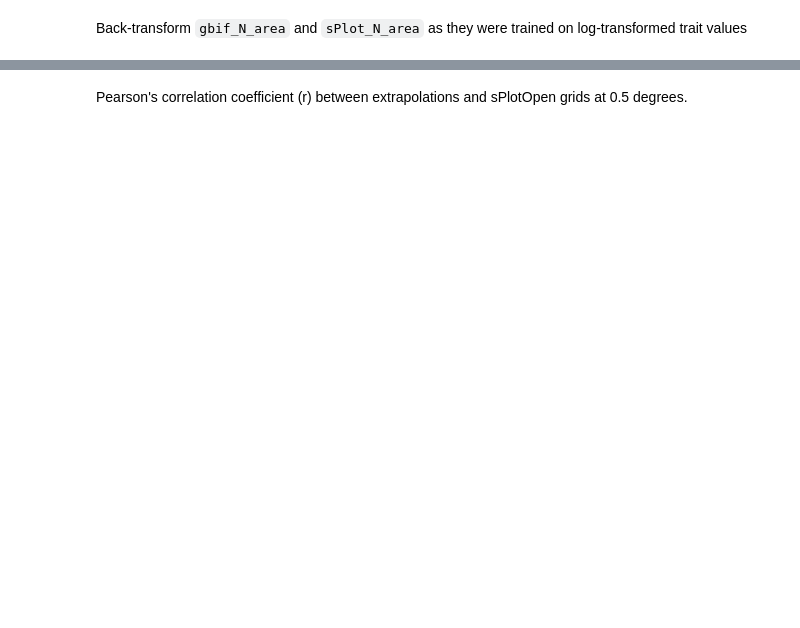
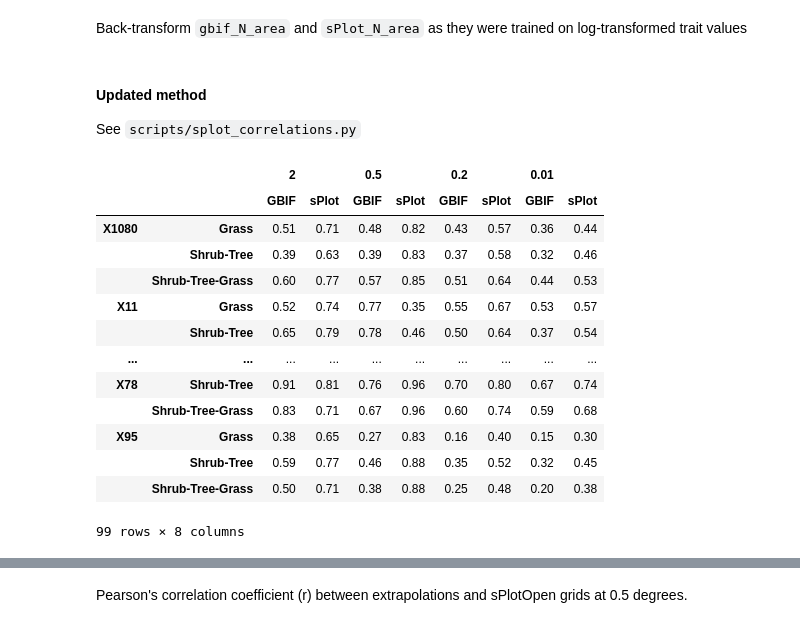
Before and after one commit to dluks/clim2traits, a Jupyter notebook: 4-ExploreResults.ipynb, the cells around one changed output, grey strips where cells are left out. Drawn from its saved outputs; the diff is of its cells as text; code cells hidden in the pictures; blank space fills up the shorter version.

Commit message:
generate full splot correlations table!!

```diff
--- a/4-ExploreResults.ipynb
+++ b/4-ExploreResults.ipynb
@@ -574,3 +576,27 @@ for trait_id, splot_trait_name, trait_name in zip(
         corr_table.at[model, trait_name] = corr
 
 print(corr_table.to_markdown(floatfmt=".3f"))
+# %% [markdown]
+#### Updated method
+
+See `scripts/splot_correlations.py`
+# %%
+import pandas as pd
+
+corr_table = pd.read_parquet("results/trait_correlations.parquet")
+corr_table.round(2)
+# %% [output]
+|  |  | 2 |  | 0.5 |  | 0.2 |  | 0.01 |  |
+|  |  | GBIF | sPlot | GBIF | sPlot | GBIF | sPlot | GBIF | sPlot |
+| X1080 | Grass | 0.51 | 0.71 | 0.48 | 0.82 | 0.43 | 0.57 | 0.36 | 0.44 |
+|  | Shrub-Tree | 0.39 | 0.63 | 0.39 | 0.83 | 0.37 | 0.58 | 0.32 | 0.46 |
+|  | Shrub-Tree-Grass | 0.60 | 0.77 | 0.57 | 0.85 | 0.51 | 0.64 | 0.44 | 0.53 |
+| X11 | Grass | 0.52 | 0.74 | 0.77 | 0.35 | 0.55 | 0.67 | 0.53 | 0.57 |
+|  | Shrub-Tree | 0.65 | 0.79 | 0.78 | 0.46 | 0.50 | 0.64 | 0.37 | 0.54 |
+| ... | ... | ... | ... | ... | ... | ... | ... | ... | ... |
+| X78 | Shrub-Tree | 0.91 | 0.81 | 0.76 | 0.96 | 0.70 | 0.80 | 0.67 | 0.74 |
+|  | Shrub-Tree-Grass | 0.83 | 0.71 | 0.67 | 0.96 | 0.60 | 0.74 | 0.59 | 0.68 |
+| X95 | Grass | 0.38 | 0.65 | 0.27 | 0.83 | 0.16 | 0.40 | 0.15 | 0.30 |
+|  | Shrub-Tree | 0.59 | 0.77 | 0.46 | 0.88 | 0.35 | 0.52 | 0.32 | 0.45 |
+|  | Shrub-Tree-Grass | 0.50 | 0.71 | 0.38 | 0.88 | 0.25 | 0.48 | 0.20 | 0.38 |
+99 rows × 8 columns
```
Also changed, not shown: parts of 3 cells of this notebook, 3 other files.
